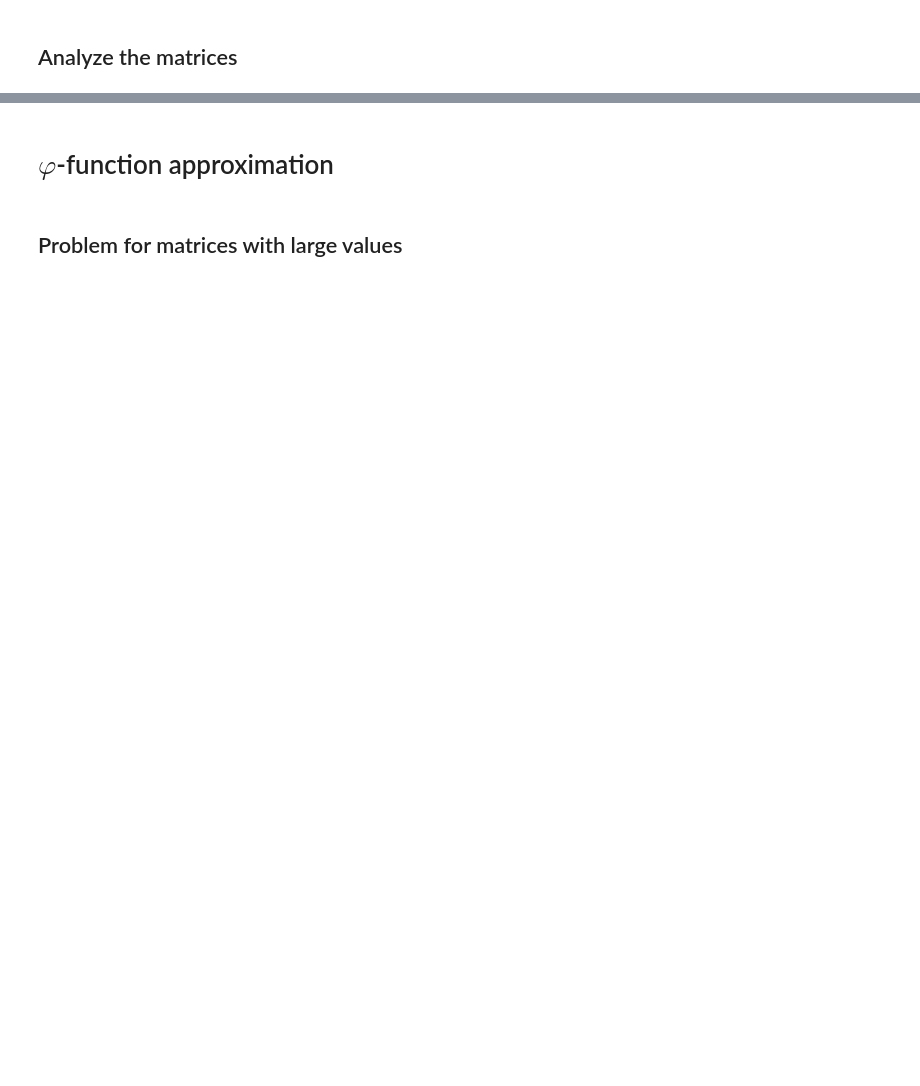
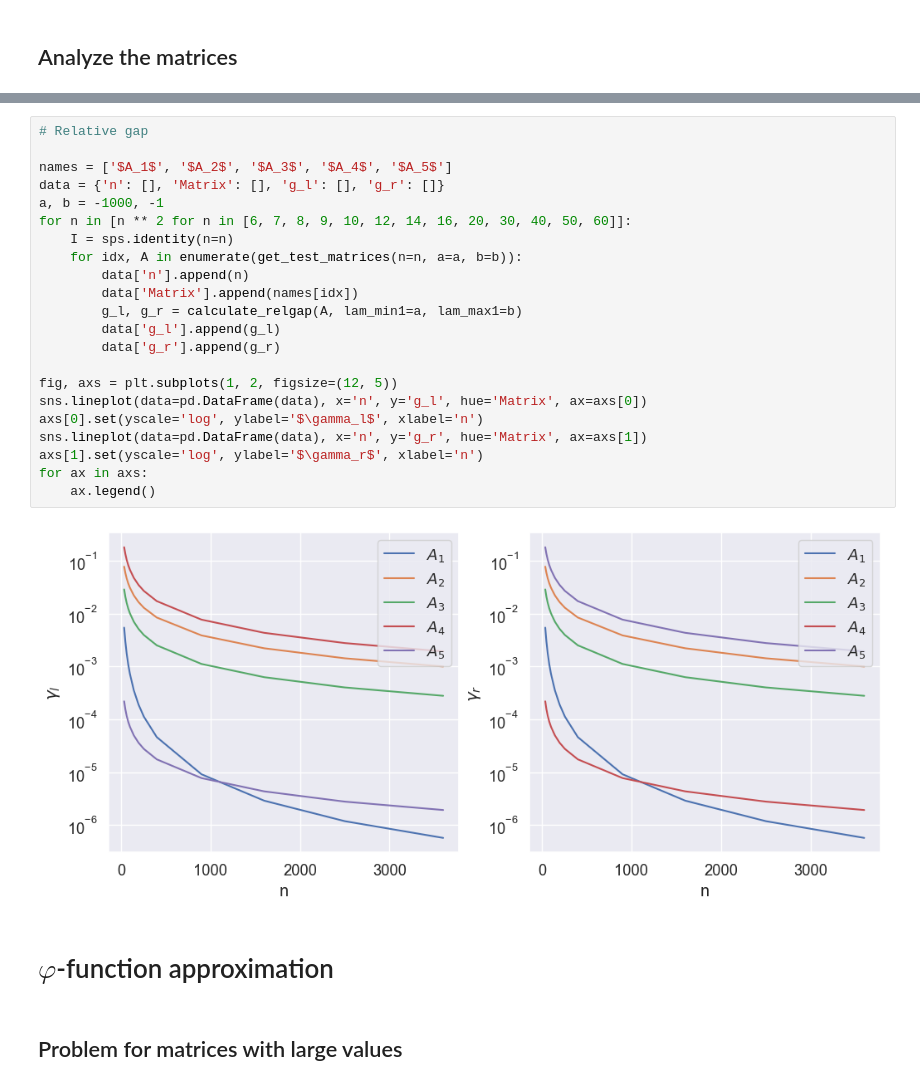
Before and after one commit to sprmsv/KAMF, a Jupyter notebook: experiments.ipynb, the cells around one changed output, grey strips where cells are left out. Drawn from its saved outputs; the diff is of its cells as text; blank space fills up the shorter version.

```diff
--- a/experiments.ipynb
+++ b/experiments.ipynb
@@ -69,3 +52,27 @@ ax.legend()
+# %%
+# Relative gap
+
+names = ['$A_1$', '$A_2$', '$A_3$', '$A_4$', '$A_5$']
+data = {'n': [], 'Matrix': [], 'g_l': [], 'g_r': []}
+a, b = -1000, -1
+for n in [n ** 2 for n in [6, 7, 8, 9, 10, 12, 14, 16, 20, 30, 40, 50, 60]]:
+    I = sps.identity(n=n)
+    for idx, A in enumerate(get_test_matrices(n=n, a=a, b=b)):
+        data['n'].append(n)
+        data['Matrix'].append(names[idx])
+        g_l, g_r = calculate_relgap(A, lam_min1=a, lam_max1=b)
+        data['g_l'].append(g_l)
+        data['g_r'].append(g_r)
+
+fig, axs = plt.subplots(1, 2, figsize=(12, 5))
+sns.lineplot(data=pd.DataFrame(data), x='n', y='g_l', hue='Matrix', ax=axs[0])
+axs[0].set(yscale='log', ylabel='$\gamma_l$', xlabel='n')
+sns.lineplot(data=pd.DataFrame(data), x='n', y='g_r', hue='Matrix', ax=axs[1])
+axs[1].set(yscale='log', ylabel='$\gamma_r$', xlabel='n')
+for ax in axs:
+    ax.legend()
+# %% [output]
+[figure, added]
 # %% [markdown]
 # $\varphi$-function approximation
 # %% [markdown]
```
Also changed, not shown: parts of 31 cells of this notebook, 8 other files.
